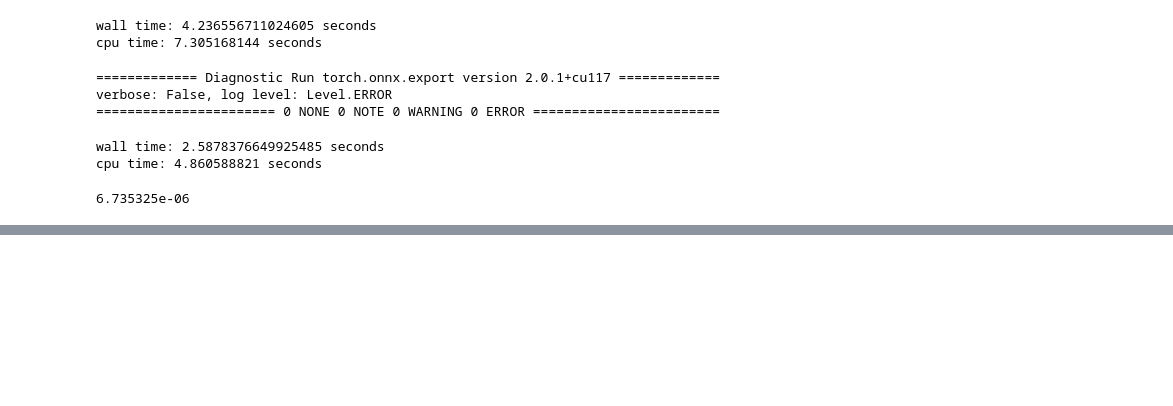
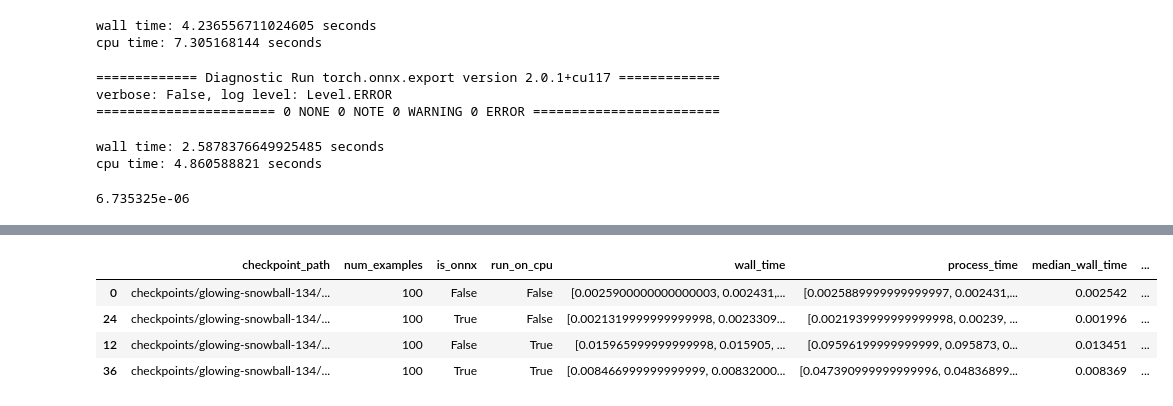
Before and after one commit to shortery/dp-dm-codes, a Jupyter notebook: src/inference_playground.ipynb, the cells around one changed output, grey strips where cells are left out. Saved outputs shown, nothing was run; the diff lists cells and outputs as text; code cells hidden in the pictures; blank space fills up the shorter version.

```diff
--- a/src/inference_playground.ipynb
+++ b/src/inference_playground.ipynb
@@ -234,0 +270,10 @@ np.abs(np.asarray(list(itertools.chain(*predictions))) -
+# %%
+ckpt_snowball = pd_runtimes[pd_runtimes["checkpoint_path"] == "checkpoints/glowing-snowball-134/step=7500--corr_dec=0.99.ckpt"]
+sorted_ckpt_snowball = ckpt_snowball.sort_values(["run_on_cpu", "is_onnx"])
+sorted_ckpt_snowball
+# %% [output]
+|  | checkpoint_path | num_examples | is_onnx | run_on_cpu | wall_time | process_time | median_wall_time | ... |
+| 0 | checkpoints/glowing-snowball-134/... | 100 | False | False | [0.0025900000000000003, 0.002431,... | [0.0025889999999999997, 0.002431,... | 0.002542 | ... |
+| 24 | checkpoints/glowing-snowball-134/... | 100 | True | False | [0.0021319999999999998, 0.0023309... | [0.0021939999999999998, 0.00239, ... | 0.001996 | ... |
+| 12 | checkpoints/glowing-snowball-134/... | 100 | False | True | [0.015965999999999998, 0.015905, ... | [0.09596199999999999, 0.095873, 0... | 0.013451 | ... |
+| 36 | checkpoints/glowing-snowball-134/... | 100 | True | True | [0.008466999999999999, 0.00832000... | [0.047390999999999996, 0.04836899... | 0.008369 | ... |
```
Also changed, not shown: parts of 7 cells of this notebook.
